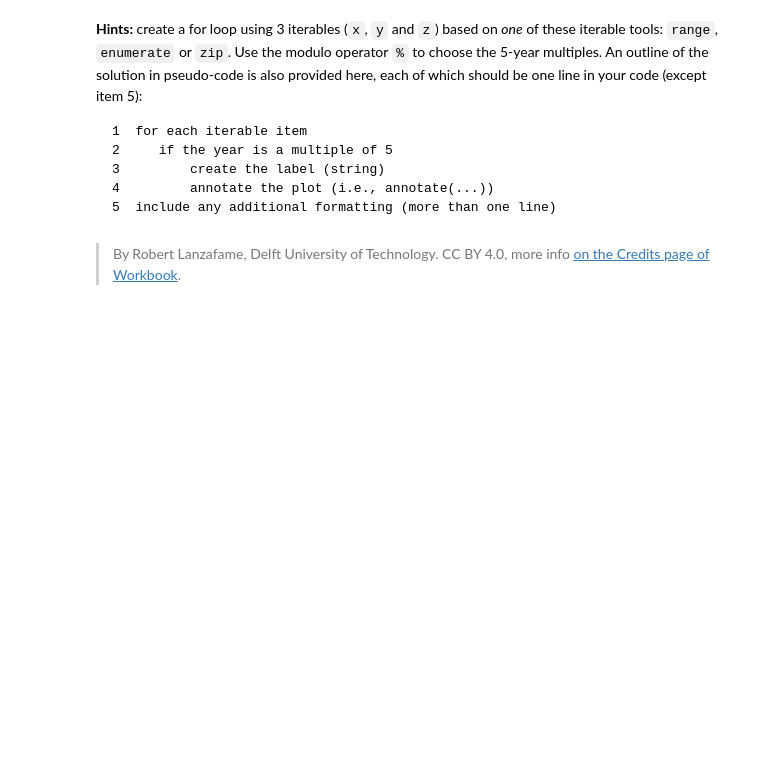
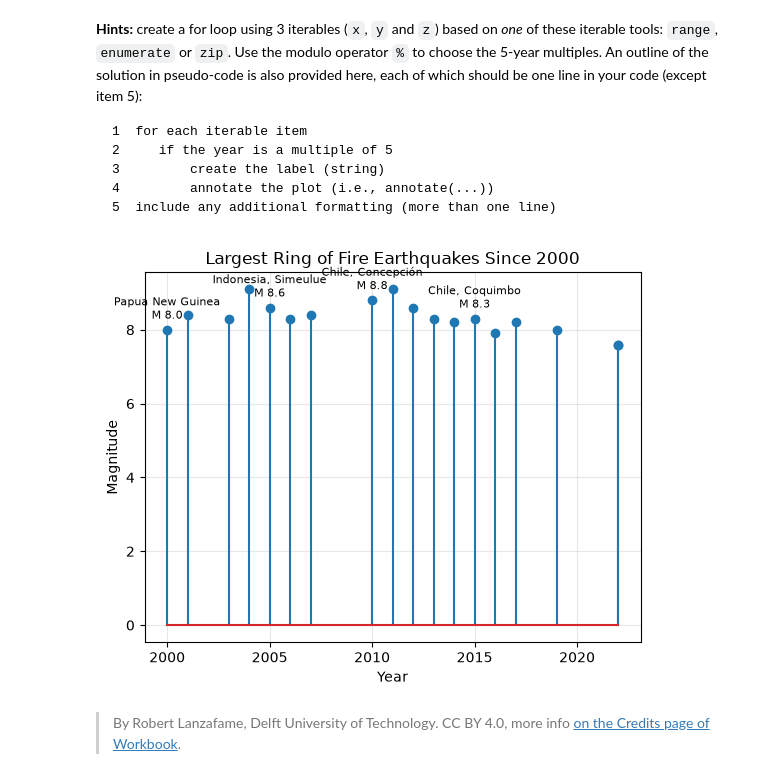
Before and after one commit to prajwalabc/PA2.3, a Jupyter notebook: 3_stem_plots.ipynb, the cells around one changed output. Cells and saved outputs as stored; diff of their text form; code cells hidden in the pictures; blank space fills up the shorter version.

```diff
--- a/3_stem_plots.ipynb
+++ b/3_stem_plots.ipynb
@@ -76,2 +74,25 @@ plt.savefig('my_earthquake.svg')
+# %%
+fig, ax = plt.subplots()
+ax.stem(year, magn)
+
+for yr, mag, place in zip(year, magn, site):
+    if yr % 5 == 0:
+        label = f'{place}\nM {mag}'
+        ax.annotate(
+            label,
+            (yr, mag),
+            xytext=(0, 8),
+            textcoords='offset points',
+            ha='center',
+            fontsize=8
+        )
+
+ax.set_xlabel('Year')
+ax.set_ylabel('Magnitude')
+ax.set_title('Largest Ring of Fire Earthquakes Since 2000')
+ax.grid(True, alpha=0.3)
+plt.show()
+# %% [output]
+[figure, added]
 # %% [markdown]
 > By Robert Lanzafame, Delft University of Technology. CC BY 4.0, more info [on the Credits page of Workbook](https://mude.citg.tudelft.nl/workbook-2025/credits.html).
```
Also changed, not shown: parts of 2 cells of this notebook, 6 other files.
